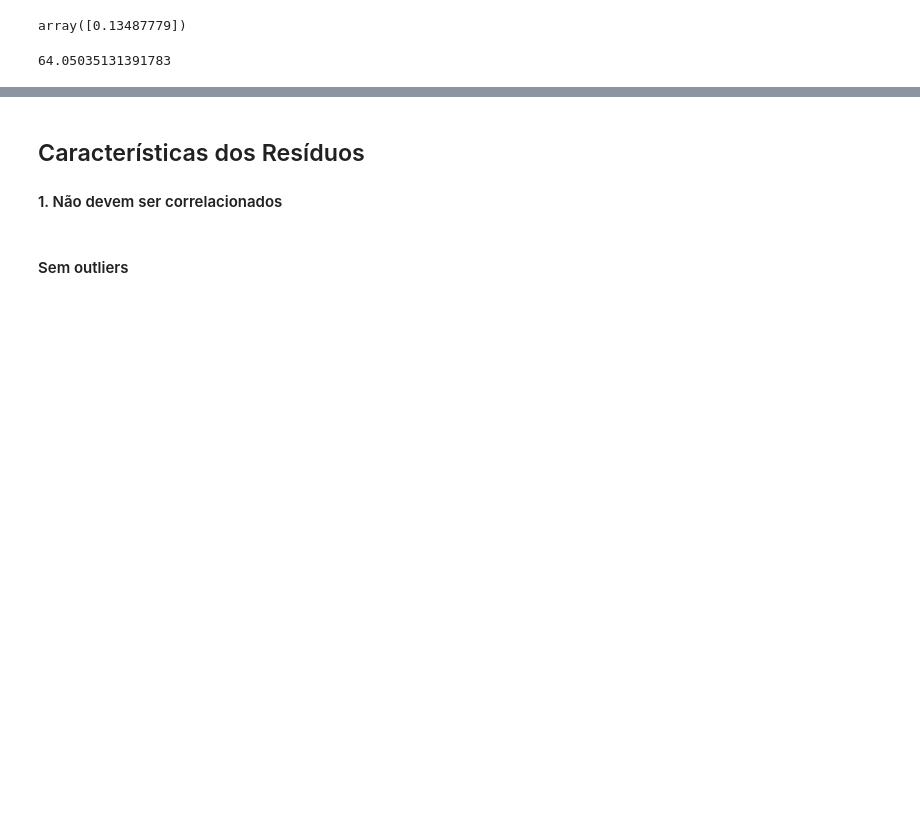
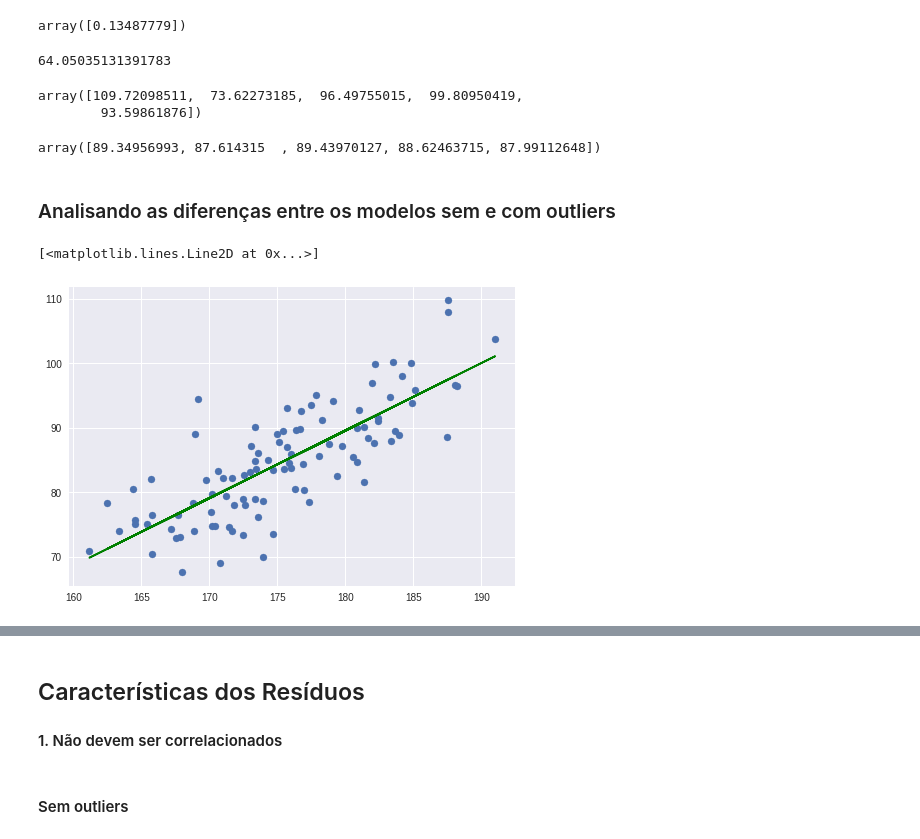
Before and after one commit to walisson-silva-ada/827-data-science, a Jupyter notebook: 02. Regressão Linear/2.1. Regressão Linear Simples.ipynb, the cells around one changed output, grey strips where cells are left out. Cells and saved outputs as stored; diff of their text form; code cells hidden in the pictures; blank space fills up the shorter version.

```diff
--- a/02. Regressão Linear/2.1. Regressão Linear Simples.ipynb
+++ b/02. Regressão Linear/2.1. Regressão Linear Simples.ipynb
@@ -549,3 +571,5 @@ array([1.04495271])
 lr.intercept_
 # %% [output]
 -98.52075866207376
+# %%
+y_est = lr.predict(X.reshape(-1, 1))
@@ -567,0 +603,17 @@ lr_outliers.intercept_
+# %%
+y[:5]
+# %% [output]
+array([109.72098511,  73.62273185,  96.49755015,  99.80950419,
+        93.59861876])
+# %%
+y_est_outliers[:5]
+# %% [output]
+array([89.34956993, 87.614315  , 89.43970127, 88.62463715, 87.99112648])
+# %% [markdown]
+### Analisando as diferenças entre os modelos sem e com outliers
+# %%
+plt.scatter(X, y)
+plt.plot(X, y_est, color='green')
+# %% [output]
+[<matplotlib.lines.Line2D at 0x...>]
+[figure, added]
```
Also changed, not shown: parts of 20 cells of this notebook.
